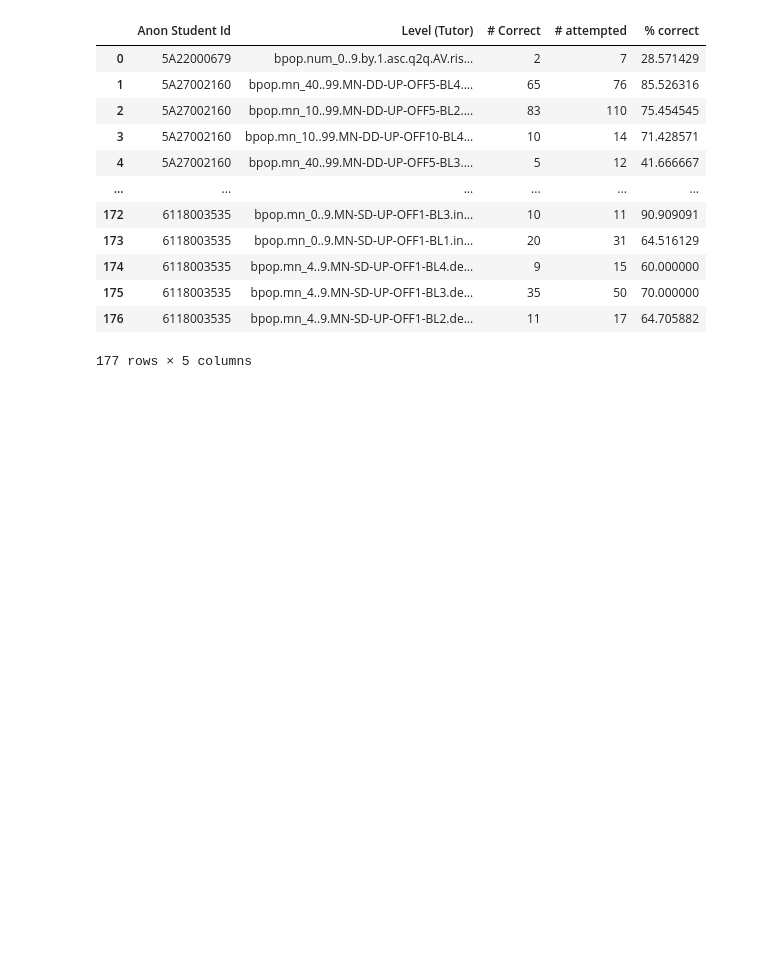
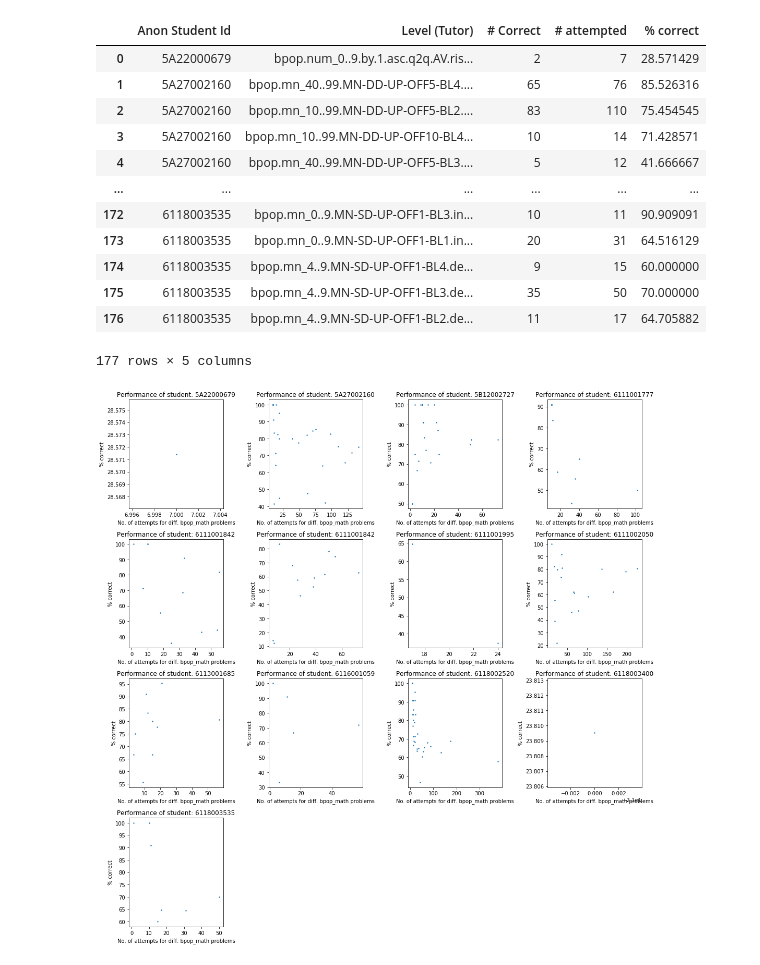
Before and after one commit to jithendaraa/RoboTutor-Analysis, a Jupyter notebook: analysis.ipynb, the cells around one changed output. Saved outputs shown, nothing was run; the diff lists cells and outputs as text; code cells hidden in the pictures; blank space fills up the shorter version.

Commit message:
add studentwise perf plots for bpop_math

```diff
--- a/analysis.ipynb
+++ b/analysis.ipynb
@@ -287,3 +289,26 @@ writer = pd.ExcelWriter('output.xlsx')
 result_df.to_excel(writer)
 # save the excel
 writer.save()
+# %%
+import matplotlib.pyplot as plt
+
+attempted = result_df['# attempted'].array
+percent_correct = result_df['% correct'].array
+cnt = 0
+plt.rcParams['figure.figsize'] = (15, 15)
+
+for student_id in bpop_math_students:
+    cnt += 1
+    attempts = map_student_to_perf[student_id]['# attempted'].array
+    percent_correct = map_student_to_perf[student_id]['% correct'].array
+
+    plt.subplot(4, 4, cnt)
+    plt.scatter(attempts, percent_correct, s=2)
+    title = "Performance of student: " + str(student_id)
+    plt.title(title)
+    plt.xlabel("No. of attempts for diff. bpop_math problems")
+    plt.ylabel("% correct")
+    plt.tight_layout()
+plt.show()
+# %% [output]
+[figure, added]
```
Also changed, not shown: parts of 2 cells of this notebook.
